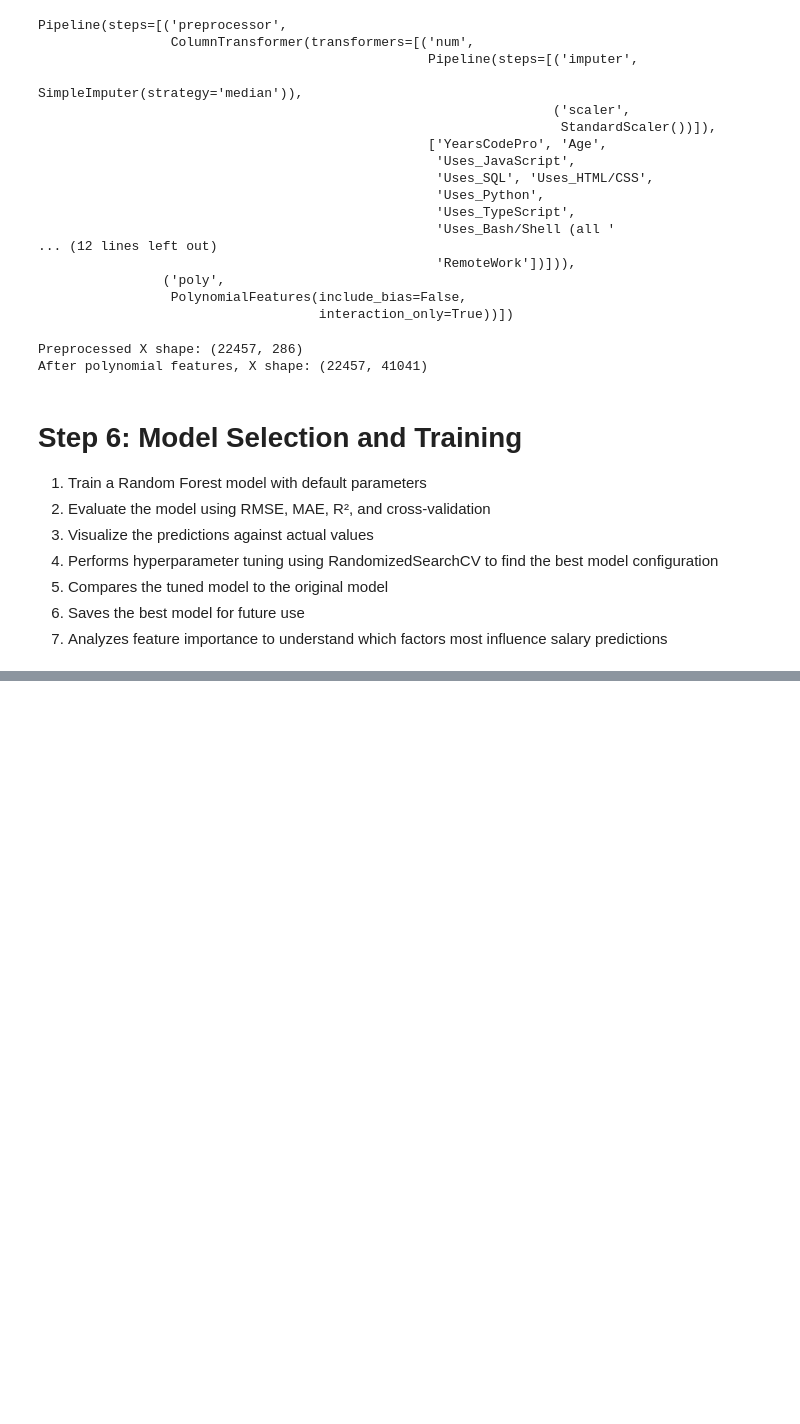
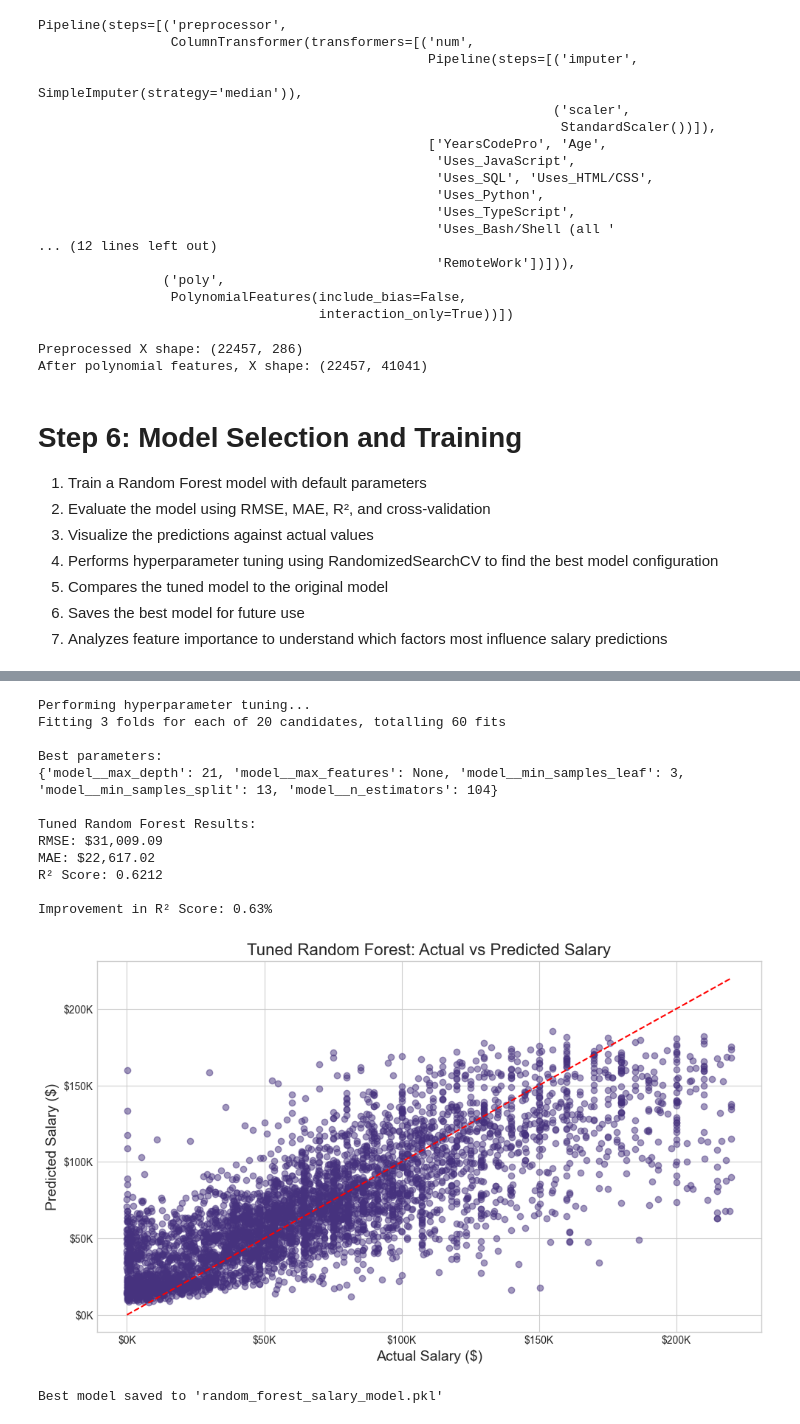
Before and after one commit to lienas/udacity-data-science-blog, a Jupyter notebook: data-analysys_2.ipynb, the cells around one changed output, grey strips where cells are left out. Cells and saved outputs as stored; diff of their text form; code cells hidden in the pictures; blank space fills up the shorter version.

Commit message:
delete a version

```diff
--- a/data-analysys_2.ipynb
+++ b/data-analysys_2.ipynb
@@ -641,5 +660,5 @@ Training Random Forest model...
 # %%
-#optional: Hyperparameter tuning with RandomizedSearchCV
+#Hyperparameter tuning with RandomizedSearchCV
 print("\nPerforming hyperparameter tuning...")
 
 # Define the parameter grid
@@ -682,61 +701,45 @@ r2_tuned = r2_score(y_test, y_pred_tuned)
 
 # Print results for the tuned model
 print("\nTuned Random Forest Results:")
 print(f"RMSE: ${rmse_tuned:,.2f}")
 print(f"MAE: ${mae_tuned:,.2f}")
 print(f"R² Score: {r2_tuned:.4f}")
 
 # Compare original vs tuned model
 improvement = (r2_tuned - r2) / r2 * 100
 print(f"\nImprovement in R² Score: {improvement:.2f}%")
 
 # Create a scatter plot of predicted vs actual values for the tuned model
 plt.figure(figsize=(10, 6))
 plt.scatter(y_test, y_pred_tuned, alpha=0.5)
 plt.plot([y_test.min(), y_test.max()], [y_test.min(), y_test.max()], 'r--')
 plt.xlabel('Actual Salary ($)', fontsize=14)
 plt.ylabel('Predicted Salary ($)', fontsize=14)
 plt.title('Tuned Random Forest: Actual vs Predicted Salary', fontsize=16)
 
 # Format axis labels to show thousands
 plt.gca().xaxis.set_major_formatter(formatter)
 plt.gca().yaxis.set_major_formatter(formatter)
 
 plt.tight_layout()
 plt.show()
 
 # Save the best model
 import joblib
 joblib.dump(best_model, 'random_forest_salary_model.pkl')
 print("\nBest model saved to 'random_forest_salary_model.pkl'")
-
-# Feature importance analysis
-try:
-    # Get the feature names after preprocessing
-    preprocessed_X_train = best_model.named_steps['preprocessor'].transform(X_train)
-
-    # Get the Random Forest model from the pipeline
-    rf_model = best_model.named_steps['model']
-
-    # Get feature importances
-    importances = rf_model.feature_importances_
-
-    # Get feature names (this is tricky with the pipeline)
-    # We'll create a simplified version with just the top importances
-    indices = np.argsort(importances)[::-1]
-
-    # Plot the top 20 feature importances
-    plt.figure(figsize=(12, 8))
-    plt.title('Feature Importances (Random Forest)', fontsize=16)
-    plt.bar(range(20), importances[indices][:20], align='center')
-    plt.xticks(range(20), [f'Feature {i}' for i in indices[:20]], rotation=90)
-    plt.tight_layout()
-    plt.show()
-
-    print("\nTop 20 Feature Importances:")
-    for i in range(20):
-        print(f"Feature {indices[i]}: {importances[indices[i]]:.4f}")
-
-except Exception as e:
-    print(f"\nError extracting feature importances: {e}")
-    print("This is likely due to the preprocessing pipeline transforming the feature space.")
+# %% [output]
+Performing hyperparameter tuning...
+Fitting 3 folds for each of 20 candidates, totalling 60 fits
+
+Best parameters:
+{'model__max_depth': 21, 'model__max_features': None, 'model__min_samples_leaf': 3, 'model__min_samples_split': 13, 'model__n_estimators': 104}
+
+Tuned Random Forest Results:
+RMSE: $31,009.09
+MAE: $22,617.02
+R² Score: 0.6212
+
+Improvement in R² Score: 0.63%
+[figure, added]
+Best model saved to 'random_forest_salary_model.pkl'
```
Also changed, not shown: parts of 3 cells of this notebook, 1 other file.
